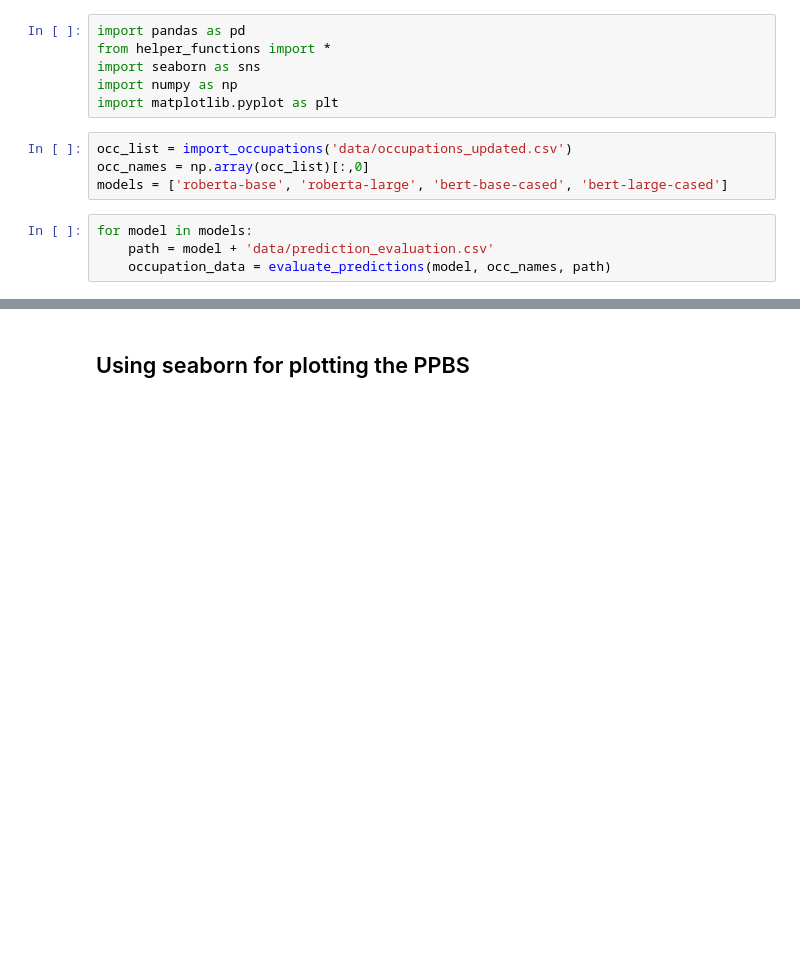
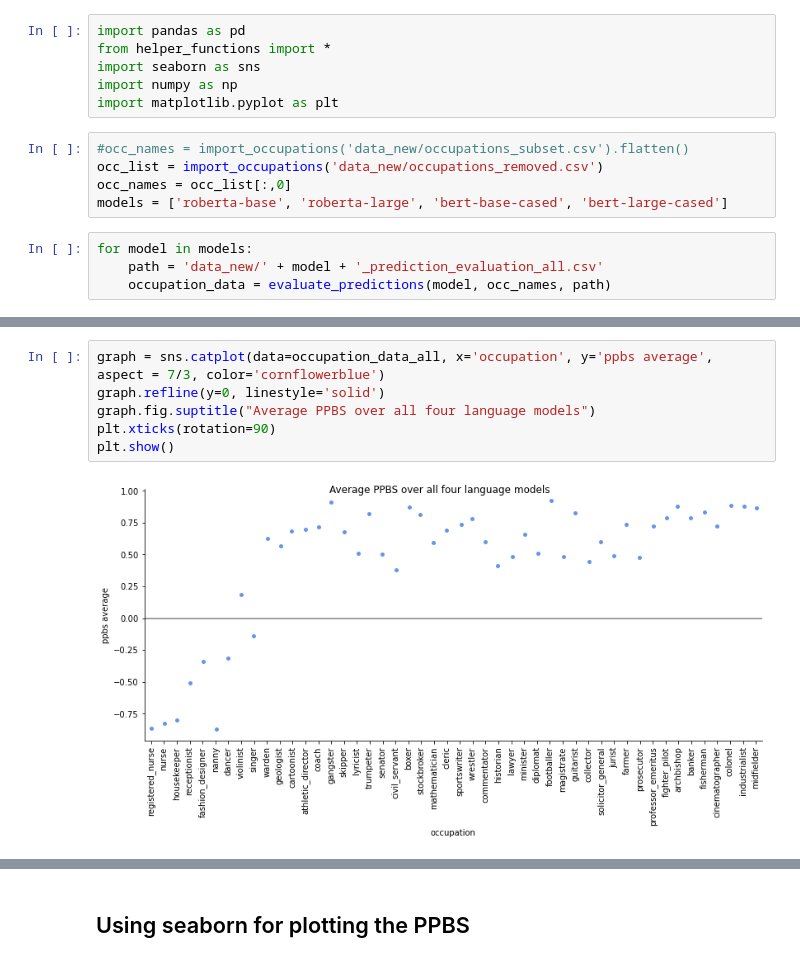
Before and after one commit to EmilPoiesz/Horn_Envelope, a Jupyter notebook: probing_ppbs.ipynb, the cells around one changed output, grey strips where cells are left out. Drawn from its saved outputs; the diff is of its cells as text; blank space fills up the shorter version.

```diff
--- a/probing_ppbs.ipynb
+++ b/probing_ppbs.ipynb
@@ -5,10 +5,11 @@ import seaborn as sns
 import numpy as np
 import matplotlib.pyplot as plt
 # %%
-occ_list = import_occupations('data/occupations_updated.csv')
-occ_names = np.array(occ_list)[:,0]
+#occ_names = import_occupations('data_new/occupations_subset.csv').flatten()
+occ_list = import_occupations('data_new/occupations_removed.csv')
+occ_names = occ_list[:,0]
 models = ['roberta-base', 'roberta-large', 'bert-base-cased', 'bert-large-cased']
 # %%
 for model in models:
-    path = model + 'data/prediction_evaluation.csv'
+    path = 'data_new/' + model + '_prediction_evaluation_all.csv'
     occupation_data = evaluate_predictions(model, occ_names, path)
@@ -14,0 +68,8 @@ for model in models:
+# %%
+graph = sns.catplot(data=occupation_data_all, x='occupation', y='ppbs average', aspect = 7/3, color='cornflowerblue')
+graph.refline(y=0, linestyle='solid')
+graph.fig.suptitle("Average PPBS over all four language models")
+plt.xticks(rotation=90)
+plt.show()
+# %% [output]
+[figure, added]
```
Also changed, not shown: parts of 14 cells of this notebook, 21 other files.
